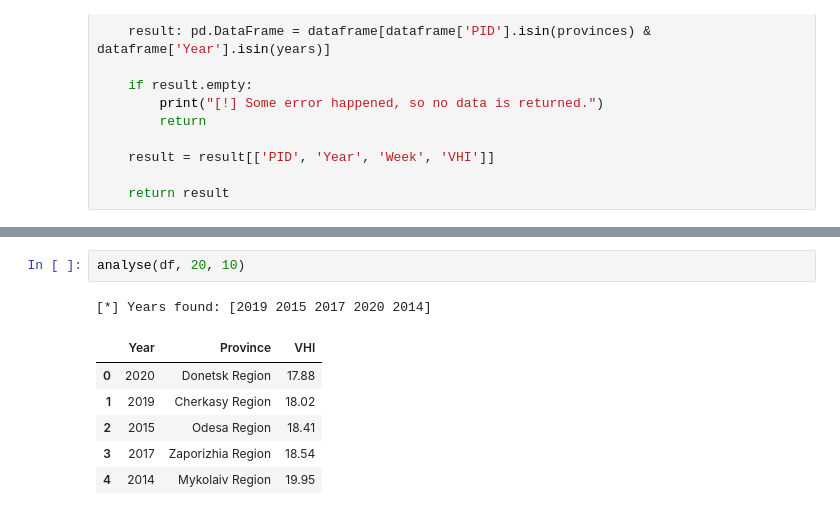
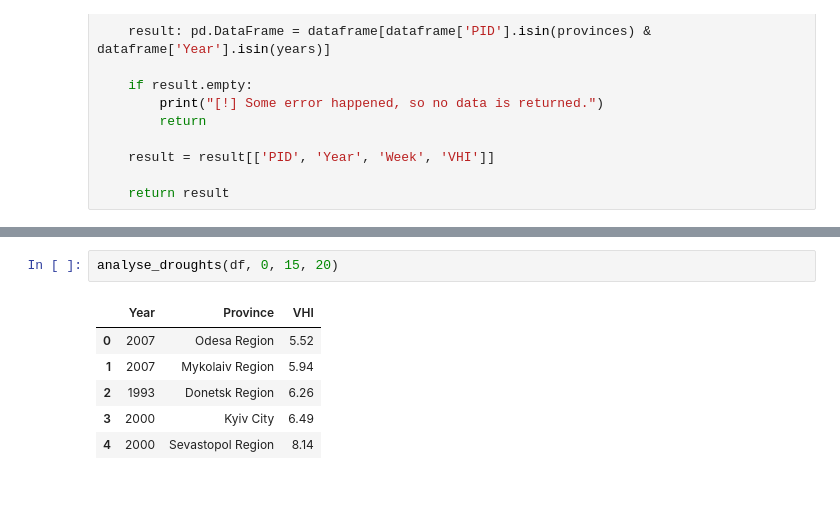
Before and after one commit to looomenn/uni-labs, a Jupyter notebook: y24s04/dpat/lab02/src/main.ipynb, the cells around one changed output, grey strips where cells are left out. Saved outputs shown, nothing was run; the diff lists cells and outputs as text.

```diff
--- a/y24s04/dpat/lab02/src/main.ipynb
+++ b/y24s04/dpat/lab02/src/main.ipynb
@@ -539,10 +525,9 @@ def analyse(dataframe: pd.DataFrame, vhi_threshold: int, affected: int) -> pd.Da
 # %%
-analyse(df, 20, 10)
+analyse_droughts(df, 0, 15, 20)
 # %% [output]
-[*] Years found: [2019 2015 2017 2020 2014]
 |  | Year | Province | VHI |
-| 0 | 2020 | Donetsk Region | 17.88 |
-| 1 | 2019 | Cherkasy Region | 18.02 |
-| 2 | 2015 | Odesa Region | 18.41 |
-| 3 | 2017 | Zaporizhia Region | 18.54 |
-| 4 | 2014 | Mykolaiv Region | 19.95 |
+| 0 | 2007 | Odesa Region | 5.52 |
+| 1 | 2007 | Mykolaiv Region | 5.94 |
+| 2 | 1993 | Donetsk Region | 6.26 |
+| 3 | 2000 | Kyiv City | 6.49 |
+| 4 | 2000 | Sevastopol Region | 8.14 |
```
Also changed, not shown: parts of 12 cells of this notebook, 1 other file.
